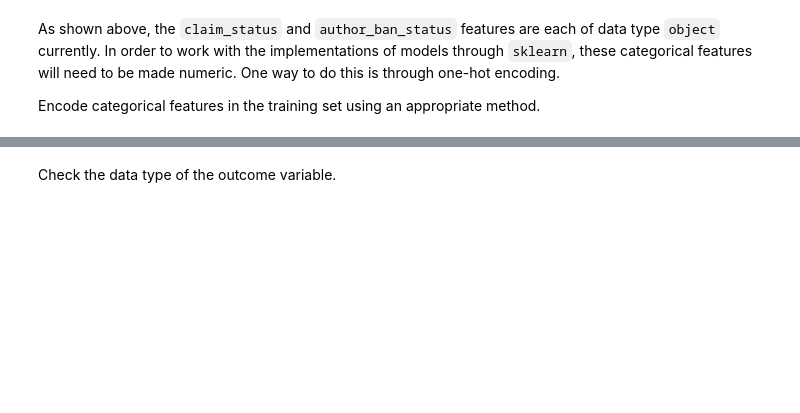
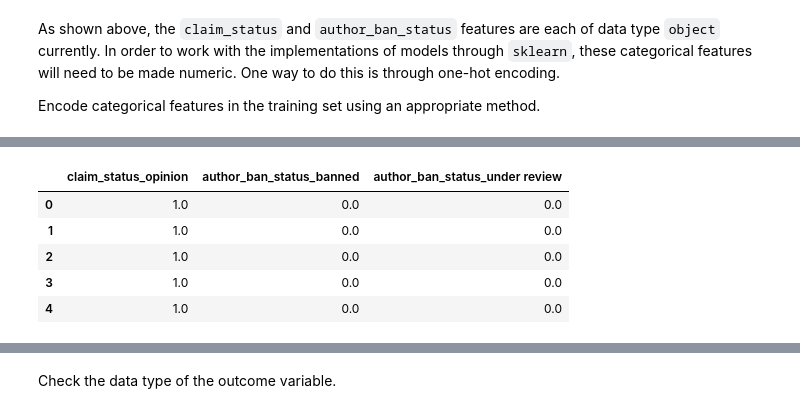
Before and after one commit to Cyberoctane29/Python-For-Data-Analysis, a Jupyter notebook: Course-5/Module_6/1_end_of_course_project.ipynb, the cells around one changed output, grey strips where cells are left out. Saved outputs shown, nothing was run; the diff lists cells and outputs as text; code cells hidden in the pictures; blank space fills up the shorter version.

```diff
--- a/Course-5/Module_6/1_end_of_course_project.ipynb
+++ b/Course-5/Module_6/1_end_of_course_project.ipynb
@@ -571,9 +608,16 @@ Encode categorical features in the training set using an appropriate method.
 # %%
 # Place encoded training features (which is currently an array) into a dataframe
-### YOUR CODE HERE ###
-
+X_train_encoded_df = pd.DataFrame(data=X_train_encoded, columns=X_encoder.get_feature_names_out())
 
 # Display first few rows
-### YOUR CODE HERE ###
+
+X_train_encoded_df.head()
+# %% [output]
+|  | claim_status_opinion | author_ban_status_banned | author_ban_status_under review |
+| 0 | 1.0 | 0.0 | 0.0 |
+| 1 | 1.0 | 0.0 | 0.0 |
+| 2 | 1.0 | 0.0 | 0.0 |
+| 3 | 1.0 | 0.0 | 0.0 |
+| 4 | 1.0 | 0.0 | 0.0 |
 # %%
 # Display first few rows of `X_train` with `claim_status` and `author_ban_status` columns dropped (since these features are being transformed to numeric)
```
Also changed, not shown: parts of 25 cells of this notebook.
